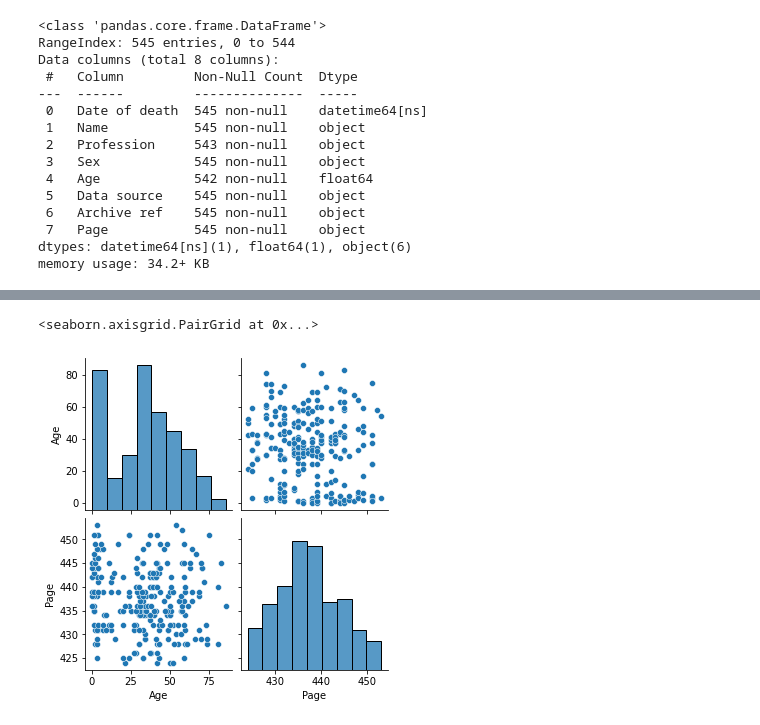
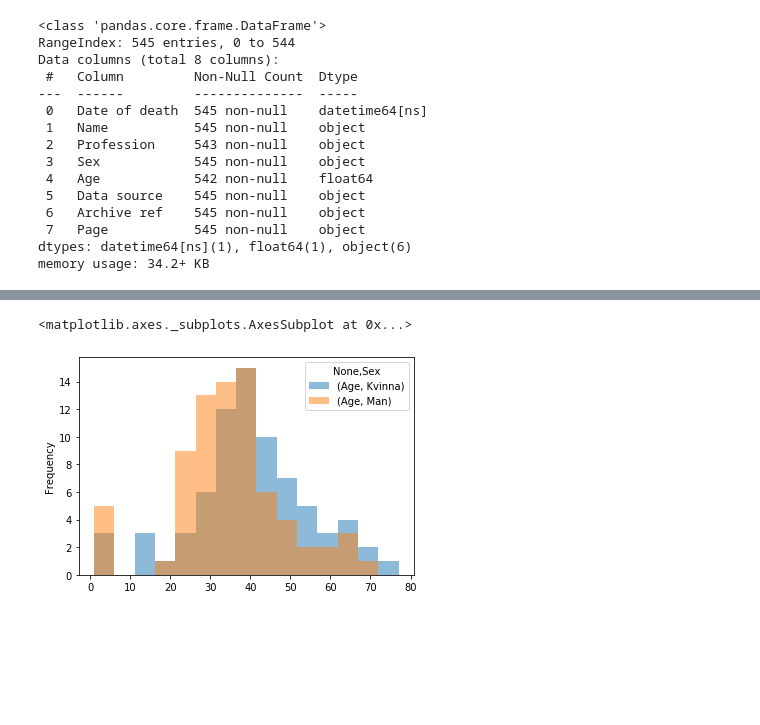
Before and after one commit to IlerioDef/PYDA25HW, a Jupyter notebook: HWStat-2 visualization.ipynb, the cells around one changed output, grey strips where cells are left out. Saved outputs shown, nothing was run; the diff lists cells and outputs as text; code cells hidden in the pictures; blank space fills up the shorter version.

```diff
--- a/HWStat-2 visualization.ipynb
+++ b/HWStat-2 visualization.ipynb
@@ -133,11 +134,16 @@ pie_data.plot(kind='pie', title='Распределение по полу')
 [figure]
-# %%
-"""
-ГРАФИК №4 - есть ли взаимосвязь между полом, возрастом и датой смертей?
-
-"""
-
-sns.pairplot(cholera)
-# %% [output]
-<seaborn.axisgrid.PairGrid at 0x...>
-[figure, removed]
+# %%
+"""
+ГРАФИК №4 - есть ли взаимосвязь между полом, возрастом и датой смертей?
+из получаемого графика можно предположить, что мужчины умирали чаще в более молодом возрасте, нежели женщины.
+могло ли быть это связано с их родом деятельности? Или молодые женщины умирали от других причин
+в тот период чаще, например при родах?
+"""
+dead_by_sex = cholera.pivot_table(cholera,
+                                  columns=cholera["Sex"],
+                                  index=cholera["Date of death"],
+                                  )
+dead_men.plot(kind="hist",bins=15,alpha=0.5)
+# %% [output]
+<matplotlib.axes._subplots.AxesSubplot at 0x...>
+[figure, added]
```
Also changed, not shown: parts of 4 cells of this notebook.
